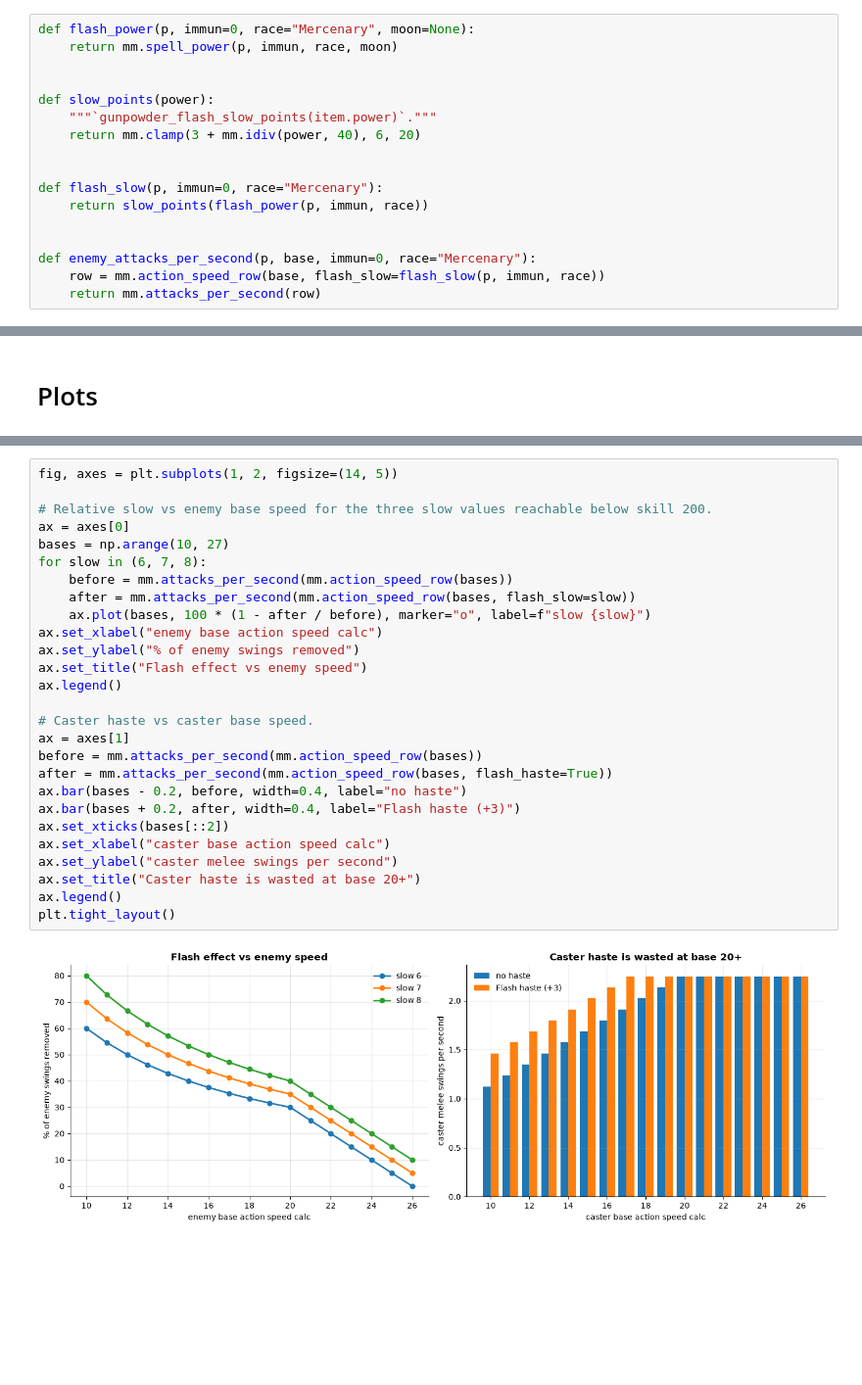
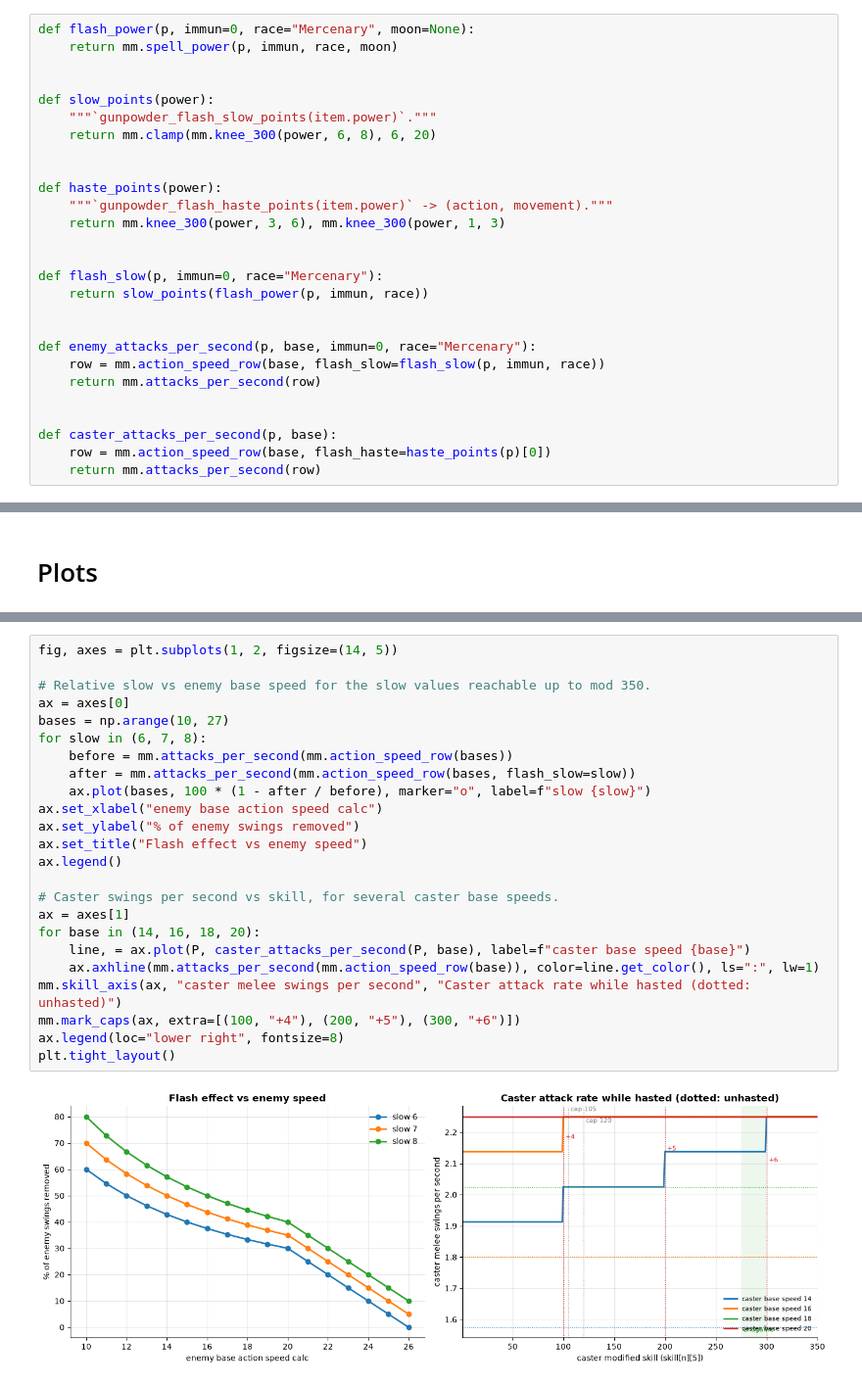
Before and after one commit to engineerjames/men-among-gods-reforged, a Jupyter notebook: investigations/abilities/mercenary_gunpowder_flash.ipynb, the cells around one changed output, grey strips where cells are left out. Shown at 98% size. Cells and saved outputs as stored; diff of their text form; blank space fills up the shorter version.

Commit message:
Balancing updates to gunpowder flash

```diff
--- a/investigations/abilities/mercenary_gunpowder_flash.ipynb
+++ b/investigations/abilities/mercenary_gunpowder_flash.ipynb
@@ -68,7 +77,12 @@ def flash_power(p, immun=0, race="Mercenary", moon=None):
 
 def slow_points(power):
     """`gunpowder_flash_slow_points(item.power)`."""
-    return mm.clamp(3 + mm.idiv(power, 40), 6, 20)
+    return mm.clamp(mm.knee_300(power, 6, 8), 6, 20)
+
+
+def haste_points(power):
+    """`gunpowder_flash_haste_points(item.power)` -> (action, movement)."""
+    return mm.knee_300(power, 3, 6), mm.knee_300(power, 1, 3)
 
 
 def flash_slow(p, immun=0, race="Mercenary"):
@@ -78,6 +92,11 @@ def flash_slow(p, immun=0, race="Mercenary"):
 def enemy_attacks_per_second(p, base, immun=0, race="Mercenary"):
     row = mm.action_speed_row(base, flash_slow=flash_slow(p, immun, race))
     return mm.attacks_per_second(row)
+
+
+def caster_attacks_per_second(p, base):
+    row = mm.action_speed_row(base, flash_haste=haste_points(p)[0])
+    return mm.attacks_per_second(row)
 # %% [markdown]
 # Validation
 
@@ -129,32 +158,29 @@ unaffected, but it soaks up a point of the slow.
 # %%
 fig, axes = plt.subplots(1, 2, figsize=(14, 5))
 
-# Relative slow vs enemy base speed for the three slow values reachable below skill 200.
+# Relative slow vs enemy base speed for the slow values reachable up to mod 350.
 ax = axes[0]
 bases = np.arange(10, 27)
 for slow in (6, 7, 8):
     before = mm.attacks_per_second(mm.action_speed_row(bases))
     after = mm.attacks_per_second(mm.action_speed_row(bases, flash_slow=slow))
     ax.plot(bases, 100 * (1 - after / before), marker="o", label=f"slow {slow}")
 ax.set_xlabel("enemy base action speed calc")
 ax.set_ylabel("% of enemy swings removed")
 ax.set_title("Flash effect vs enemy speed")
 ax.legend()
 
-# Caster haste vs caster base speed.
+# Caster swings per second vs skill, for several caster base speeds.
 ax = axes[1]
-before = mm.attacks_per_second(mm.action_speed_row(bases))
-after = mm.attacks_per_second(mm.action_speed_row(bases, flash_haste=True))
-ax.bar(bases - 0.2, before, width=0.4, label="no haste")
-ax.bar(bases + 0.2, after, width=0.4, label="Flash haste (+3)")
-ax.set_xticks(bases[::2])
-ax.set_xlabel("caster base action speed calc")
-ax.set_ylabel("caster melee swings per second")
-ax.set_title("Caster haste is wasted at base 20+")
-ax.legend()
+for base in (14, 16, 18, 20):
+    line, = ax.plot(P, caster_attacks_per_second(P, base), label=f"caster base speed {base}")
+    ax.axhline(mm.attacks_per_second(mm.action_speed_row(base)), color=line.get_color(), ls=":", lw=1)
+mm.skill_axis(ax, "caster melee swings per second", "Caster attack rate while hasted (dotted: unhasted)")
+mm.mark_caps(ax, extra=[(100, "+4"), (200, "+5"), (300, "+6")])
+ax.legend(loc="lower right", fontsize=8)
 plt.tight_layout()
 # %% [output]
-[figure, old version]
+[figure, new version]
 # %% [markdown]
 # Observations
 
```
Also changed, not shown: parts of 7 cells of this notebook, 6 other files.
